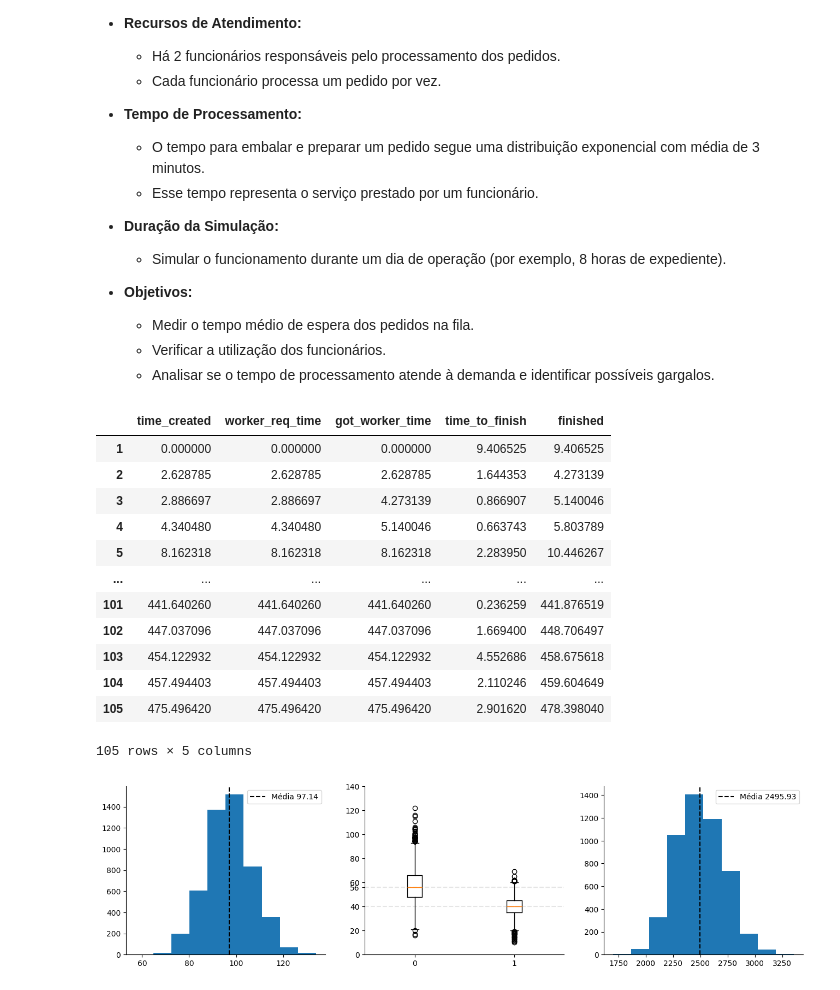
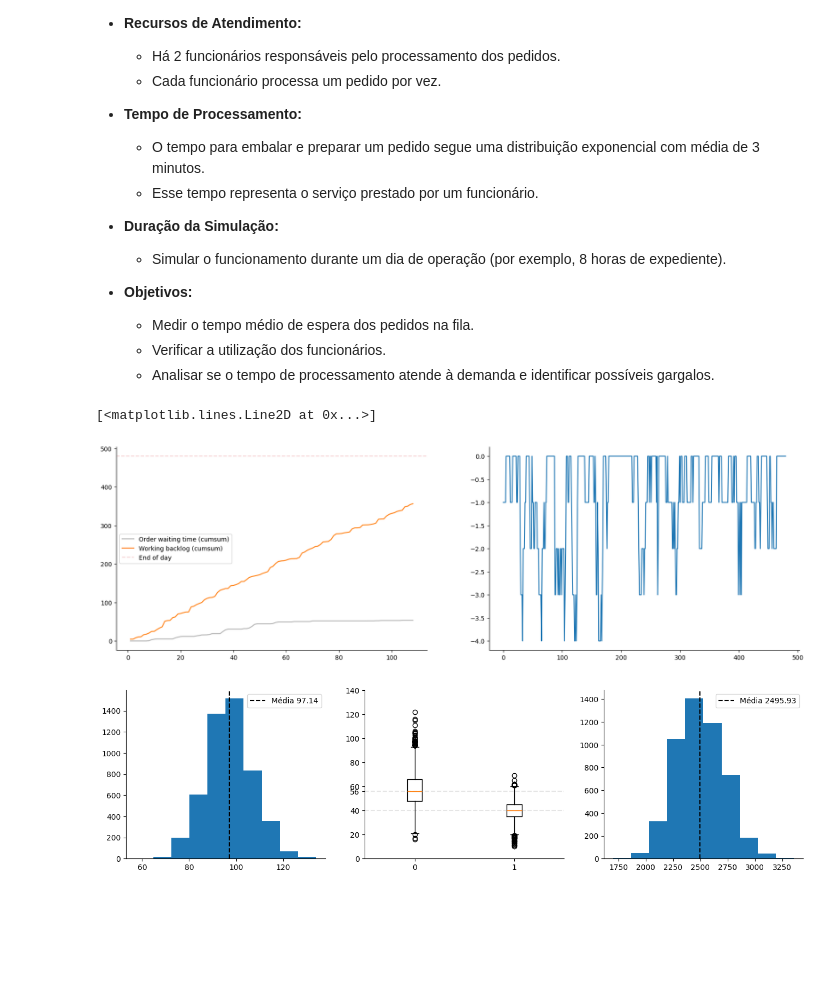
Before and after one commit to nasserboan/projx, a Jupyter notebook: notebooks/case1.ipynb, the cells around one changed output. Cells and saved outputs as stored; diff of their text form; code cells hidden in the pictures; blank space fills up the shorter version.

Commit message:
charts

```diff
--- a/notebooks/case1.ipynb
+++ b/notebooks/case1.ipynb
@@ -59,7 +59,7 @@ class Packaging:
             self.orders[name] = {'worker_req_time':self.env.now}
             yield req
             self.orders[name]['got_worker_time'] = self.env.now
-            time_to_finish = random.expovariate(1/3)
+            time_to_finish = random.expovariate(1/3.5)
             self.orders[name]['time_to_finish'] = time_to_finish
             yield self.env.timeout(time_to_finish)
             self.orders[name]['finished'] = self.env.now
@@ -89,24 +89,34 @@ op = Operation(env, ecom)
 env.process(op.package_order())
 env.run(until=8*60)
 # %%
-(
+stats = (
     pd.DataFrame.from_dict(op.order_data, orient='index', columns=['time_created'])
     .merge(pd.DataFrame.from_dict(ecom.orders, orient='index'), left_index=True, right_index=True)
-)
+    .assign(time_waiting = lambda x: (x.got_worker_time - x.time_created))
+).round(4)
-# %% [output]
-|  | time_created | worker_req_time | got_worker_time | time_to_finish | finished |
-| 1 | 0.000000 | 0.000000 | 0.000000 | 9.406525 | 9.406525 |
-| 2 | 2.628785 | 2.628785 | 2.628785 | 1.644353 | 4.273139 |
-| 3 | 2.886697 | 2.886697 | 4.273139 | 0.866907 | 5.140046 |
-| 4 | 4.340480 | 4.340480 | 5.140046 | 0.663743 | 5.803789 |
-| 5 | 8.162318 | 8.162318 | 8.162318 | 2.283950 | 10.446267 |
-| ... | ... | ... | ... | ... | ... |
-| 101 | 441.640260 | 441.640260 | 441.640260 | 0.236259 | 441.876519 |
-| 102 | 447.037096 | 447.037096 | 447.037096 | 1.669400 | 448.706497 |
-| 103 | 454.122932 | 454.122932 | 454.122932 | 4.552686 | 458.675618 |
-| 104 | 457.494403 | 457.494403 | 457.494403 | 2.110246 | 459.604649 |
-| 105 | 475.496420 | 475.496420 | 475.496420 | 2.901620 | 478.398040 |
-105 rows × 5 columns
+# %%
+num_orders_created = []
+num_orders_delivered = []
+net_orders = []
+
+for time in range(0,8*60):
+    created = stats.query("time_created <= @time").shape[0]
+    num_orders_created.append(created)
+    delivered = stats.query("finished <= @time").shape[0]
+    num_orders_delivered.append(delivered)
+    net = delivered - created
+    net_orders.append(net)
+# %%
+f, ax = plt.subplots(1,2, figsize=(20,6))
+
+ax[0].plot(stats.time_waiting.cumsum(), label='Order waiting time (cumsum)', color='black', alpha=0.3)
+ax[0].plot(stats.time_to_finish.cumsum(), label='Working backlog (cumsum)', color='tab:orange')
+ax[0].axhline(8*60, label='End of day', color='tab:red', alpha=0.2, ls='--')
+ax[0].legend()
+ax[1].plot(net_orders)
+# %% [output]
+[<matplotlib.lines.Line2D at 0x...>]
+[figure, added]
 # %%
 results = []
 custo_worker = 5155.56 / 22
```
